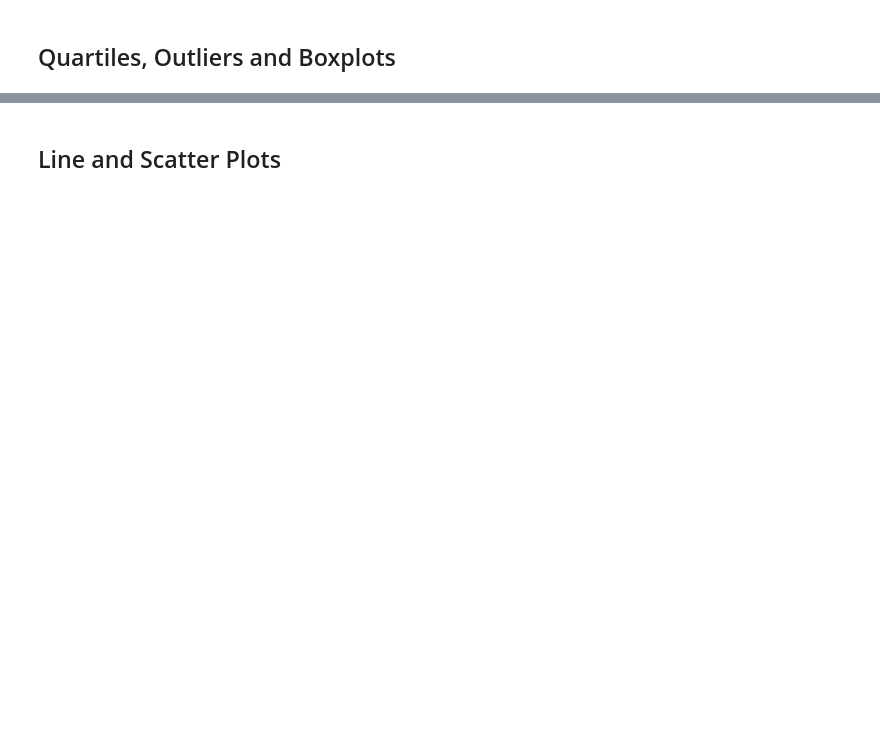
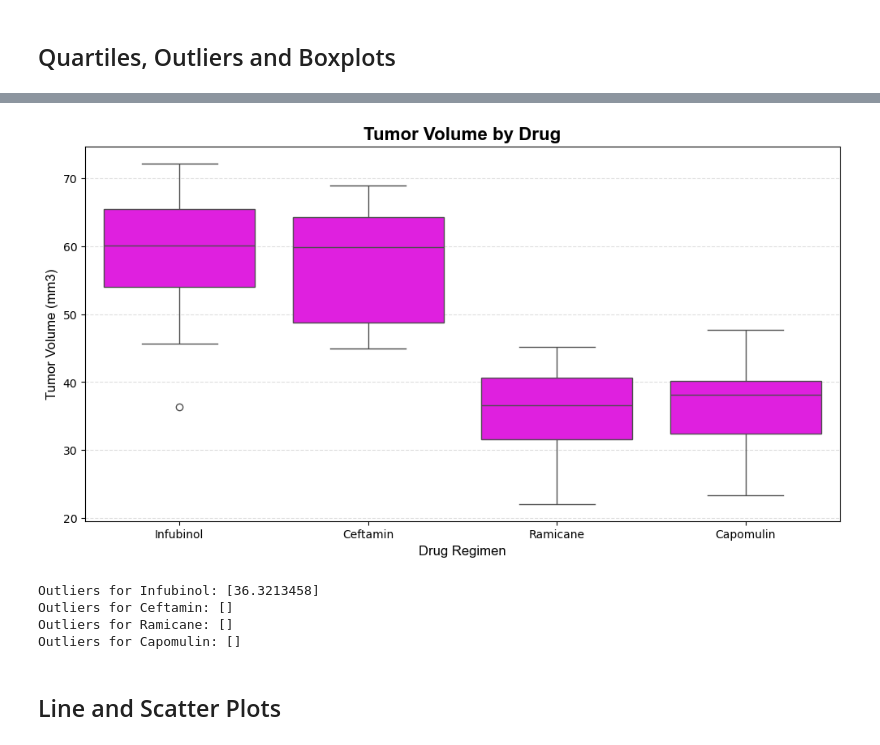
Before and after one commit to Dkelsey11/Databootcamp_week5, a Jupyter notebook: Submission/pymaceuticals_starter.ipynb, the cells around one changed output, grey strips where cells are left out. Saved outputs shown, nothing was run; the diff lists cells and outputs as text; code cells hidden in the pictures; blank space fills up the shorter version.

```diff
--- a/Submission/pymaceuticals_starter.ipynb
+++ b/Submission/pymaceuticals_starter.ipynb
@@ -216,6 +241,12 @@ plt.show()
 # Capomulin, Ramicane, Infubinol, and Ceftamin
 
 # Start by getting the last (greatest) timepoint for each mouse
-
+max_time = clean_combine_df.groupby("Mouse ID").Timepoint.max().reset_index()
 
 # Merge this group df with the original DataFrame to get the tumor volume at the last timepoint
+merged_combine_df = pd.merge(max_time, clean_combine_df, on=["Mouse ID", "Timepoint"], how="left")
+
+drugs = ["Capomulin", "Ramicane", "Infubinol", "Ceftamin"]
+mask = merged_combine_df["Drug Regimen"].isin(drugs)
+merged_combine_df = merged_combine_df.loc[mask].reset_index(drop=True)
+merged_combine_df
@@ -222,17 +267,58 @@ plt.show()
+# %%
+plt.figure(figsize=(12, 6))
+
+# Create a basic plot
+sns.boxplot(data= merged_combine_df, y="Tumor Volume (mm3)", x="Drug Regimen", color="magenta")
+
+# Customizations
+
+# Change colors
+# Add in reference lines
+# Add Labels/Title
+plt.xlabel("Drug Regimen", fontfamily="Arial", fontsize=12)
+plt.ylabel("Tumor Volume (mm3)", fontfamily="Arial", fontsize=12)
+plt.title("Tumor Volume by Drug", fontweight="bold", fontsize=16, fontfamily="Arial")
+
+# Add in a background grid
+plt.grid(axis="y", linestyle="--", color="lightgrey", alpha=0.75)
+# plt.xlim(0,20)
+
+# Show/Save the Graph
+plt.show()
+# %% [output]
+[figure, added]
 # %%
+
 # Put treatments into a list for for loop (and later for plot labels)
 
+treatments = merged_combine_df['Drug Regimen'].unique()
 
 # Create empty list to fill with tumor vol data (for plotting)
-
+tumor_volumes = []
 
 # Calculate the IQR and quantitatively determine if there are any potential outliers.
-
-
+# Iterate through each treatment
+for treatment in treatments:
     # Locate the rows which contain mice on each drug and get the tumor volumes
-
+    treatment_data = merged_combine_df.loc[merged_combine_df['Drug Regimen'] == treatment, 'Tumor Volume (mm3)']
 
     # add subset
+    tumor_volumes.append(treatment_data)
 
+    # Calculate IQR for outlier detection
+    q1 = np.percentile(treatment_data, 25)
+    q3 = np.percentile(treatment_data, 75)
+    iqr = q3 - q1
 
     # Determine outliers using upper and lower bounds
+    lower_bound = q1 - (1.5 * iqr)
+    upper_bound = q3 + (1.5 * iqr)
+
+    # Identify outliers
+    outliers = treatment_data[(treatment_data < lower_bound) | (treatment_data > upper_bound)]
+    print(f"Outliers for {treatment}: {outliers.tolist()}")
+# %% [output]
+Outliers for Infubinol: [36.3213458]
+Outliers for Ceftamin: []
+Outliers for Ramicane: []
+Outliers for Capomulin: []
```
Also changed, not shown: parts of 10 cells of this notebook.
